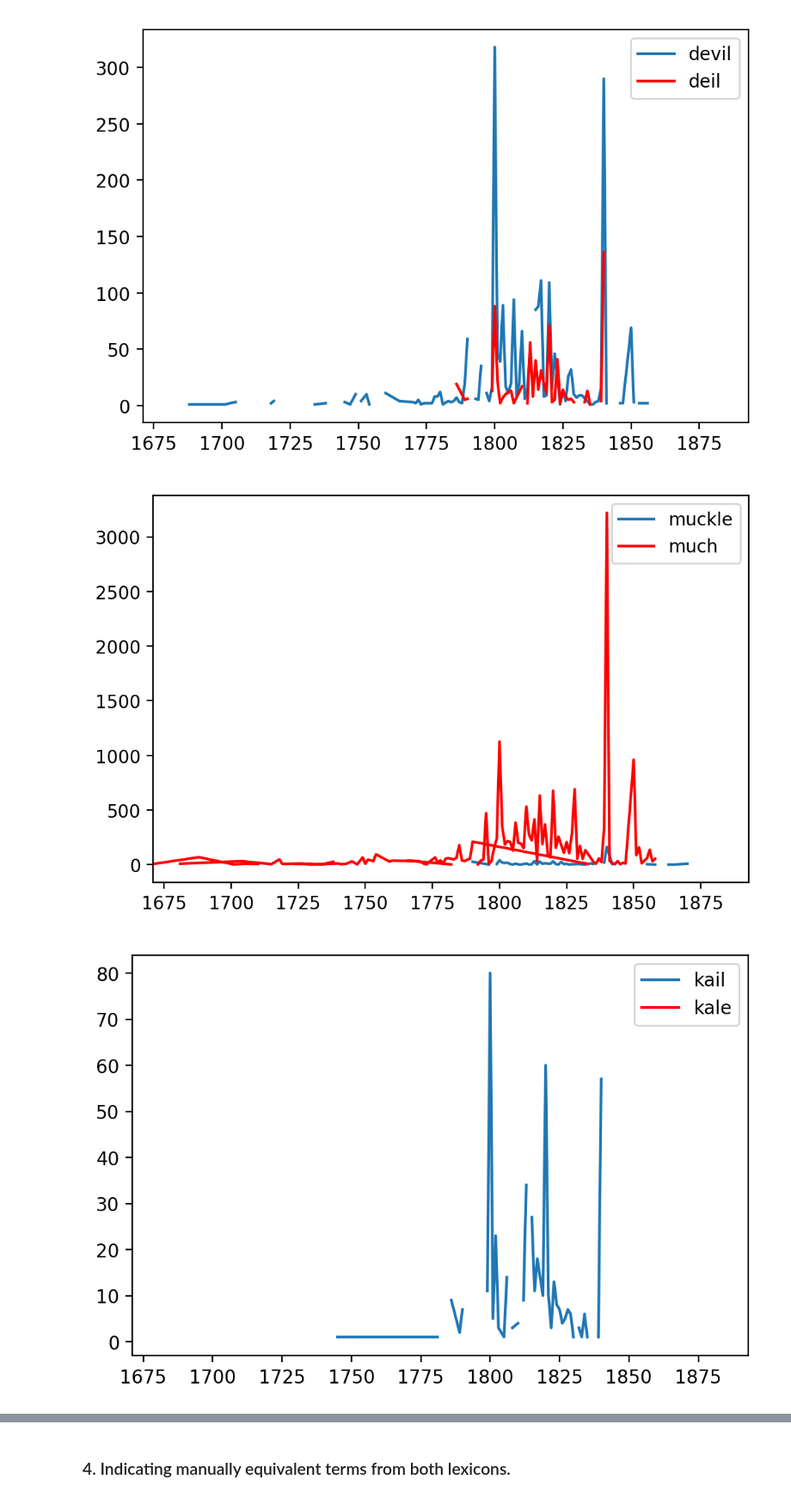
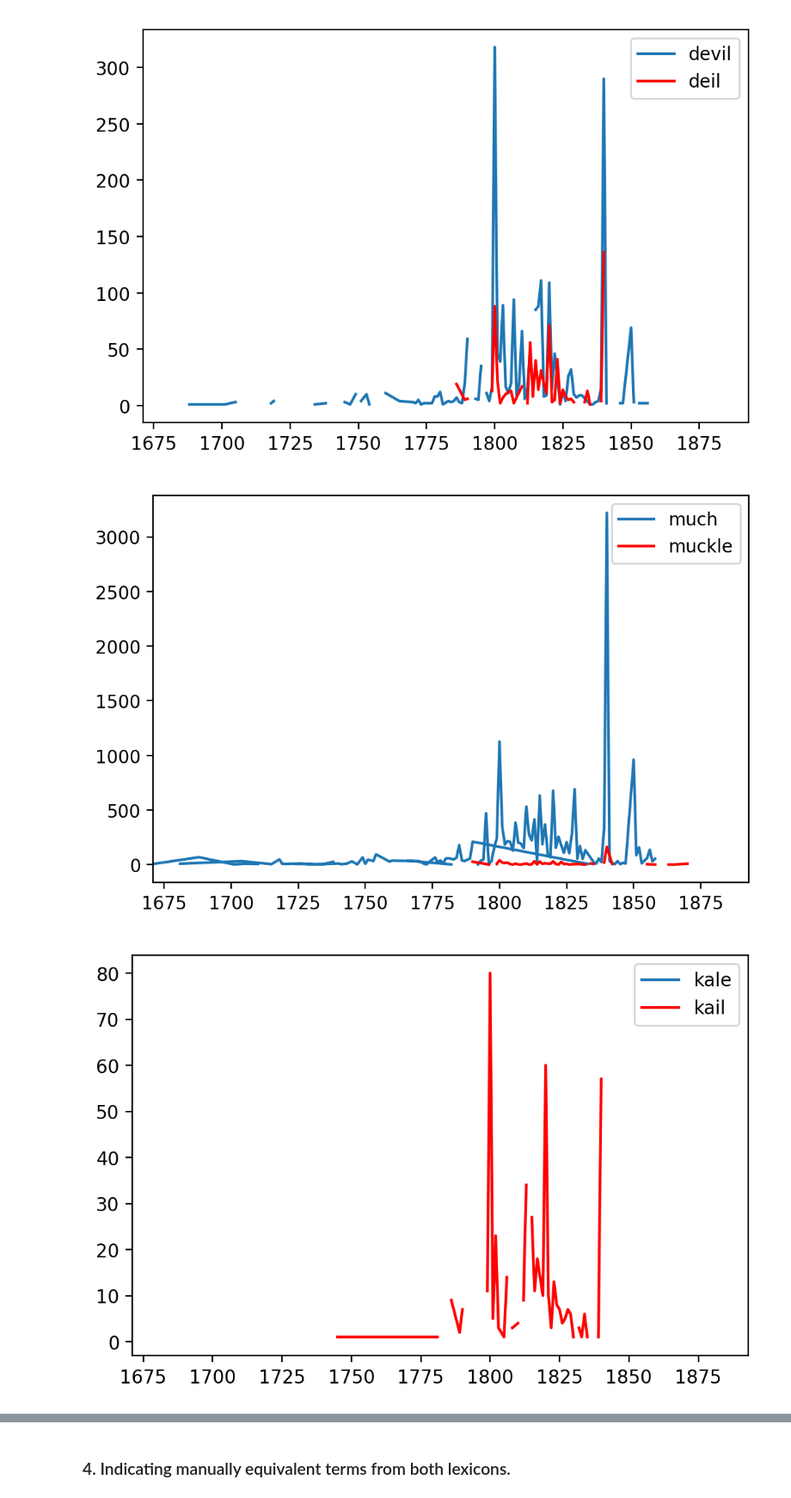
Before and after one commit to francesNLP/defoe_visualization, a Jupyter notebook: Round_2/Lisa_Sarah/Comparing_Scots_English_Frequencies.ipynb, the cells around one changed output, grey strips where cells are left out. Shown: that part at 86% size. Cells and saved outputs as stored; diff of their text form; code cells hidden in the pictures.

```diff
--- a/Round_2/Lisa_Sarah/Comparing_Scots_English_Frequencies.ipynb
+++ b/Round_2/Lisa_Sarah/Comparing_Scots_English_Frequencies.ipynb
@@ -263,8 +263,9 @@ plot_terms(df_comparing, 'devil', 'deil')
 # %%
 for i in range(0,5):
     scots_term=scots_lexicon_norm[i]
     english_term=english_lexicon_norm[i]
-    plot_terms(df_comparing, scots_term, english_term)
+    # blue - English Term ; red - Scots term
+    plot_terms(df_comparing, english_term, scots_term)
 # %% [output]
-[figure, old version]
+[figure, new version]
-[figure, old version]
+[figure, new version]
```
Also changed, not shown: parts of 3 cells of this notebook.
